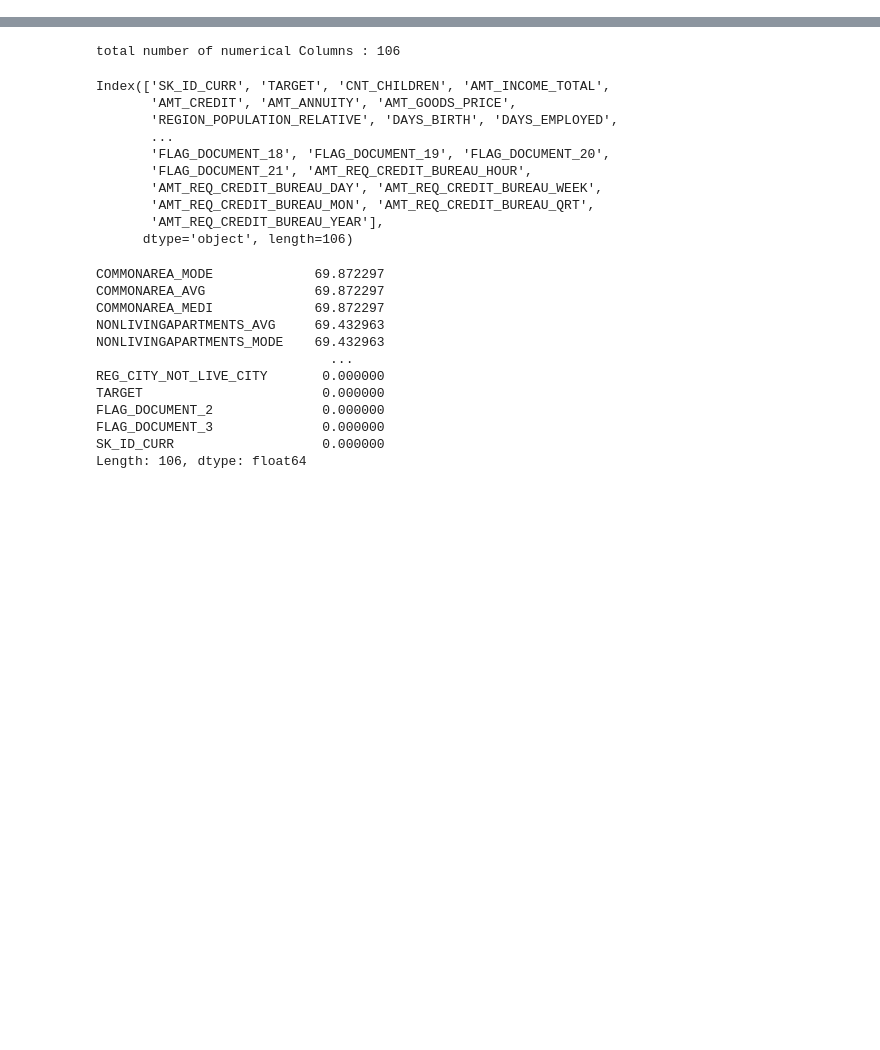
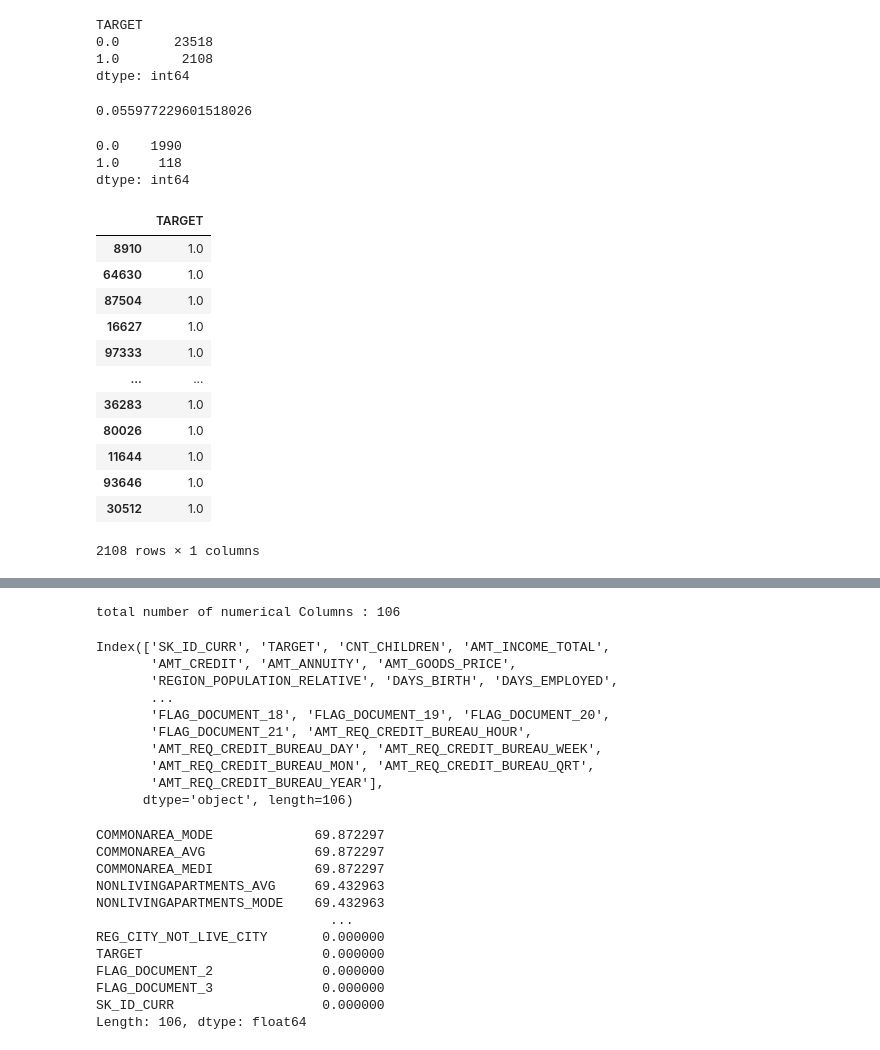
Before and after one commit to vchraf/FraudRadar, a Jupyter notebook: FraudLab.ipynb, the cells around one changed output, grey strips where cells are left out. Cells and saved outputs as stored; diff of their text form; code cells hidden in the pictures; blank space fills up the shorter version.

```diff
--- a/FraudLab.ipynb
+++ b/FraudLab.ipynb
@@ -10,3 +12,2 @@ from sklearn.preprocessing import LabelEncoder
 # %%
-data = pd.read_csv('/content/drive/Shareddrives/D772/dataFraud/application_data.csv')
-# data = pd.read_parquet("./data/_data")
+data = pd.read_parquet('./data/chunks/chunk0')
@@ -12,0 +81,11 @@ data = pd.read_csv('/content/drive/Shareddrives/D772/dataFraud/application_data.
+# %%
+y_test.value_counts()
+# %% [output]
+TARGET
+0.0       23518
+1.0        2108
+dtype: int64
+# %%
+330/2108
+# %% [output]
+0.055977229601518026
@@ -12,0 +95,22 @@ data = pd.read_csv('/content/drive/Shareddrives/D772/dataFraud/application_data.
+# %%
+pd.DataFrame(pred).value_counts()
+# %% [output]
+0.0    1990
+1.0     118
+dtype: int64
+# %%
+y_test[y_test.TARGET == 1]
+# %% [output]
+|  | TARGET |
+| 8910 | 1.0 |
+| 64630 | 1.0 |
+| 87504 | 1.0 |
+| 16627 | 1.0 |
+| 97333 | 1.0 |
+| ... | ... |
+| 36283 | 1.0 |
+| 80026 | 1.0 |
+| 11644 | 1.0 |
+| 93646 | 1.0 |
+| 30512 | 1.0 |
+2108 rows × 1 columns
```
Also changed, not shown: parts of 20 cells of this notebook, 9 other files.
